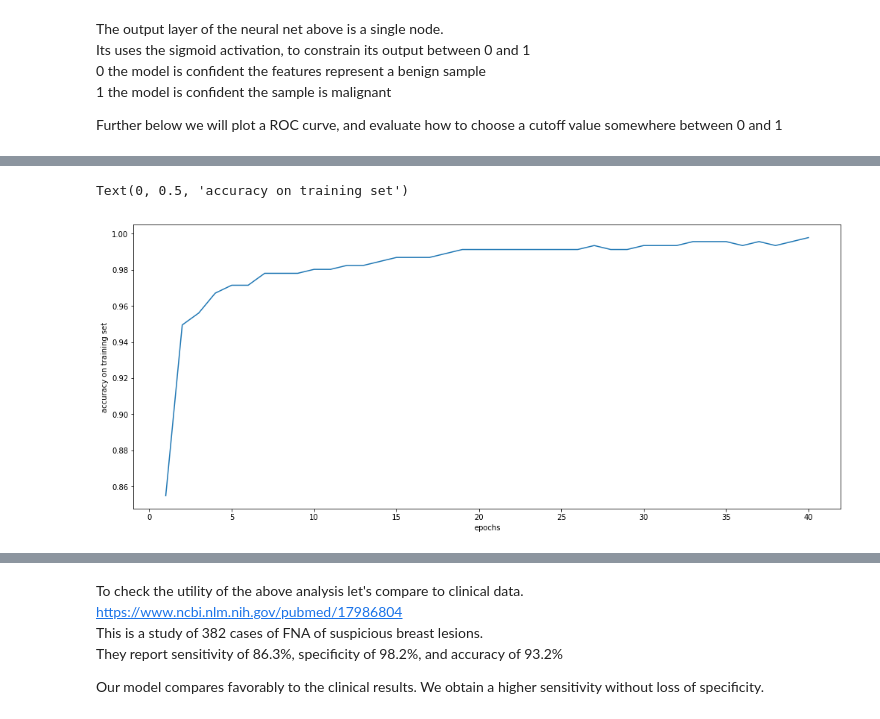
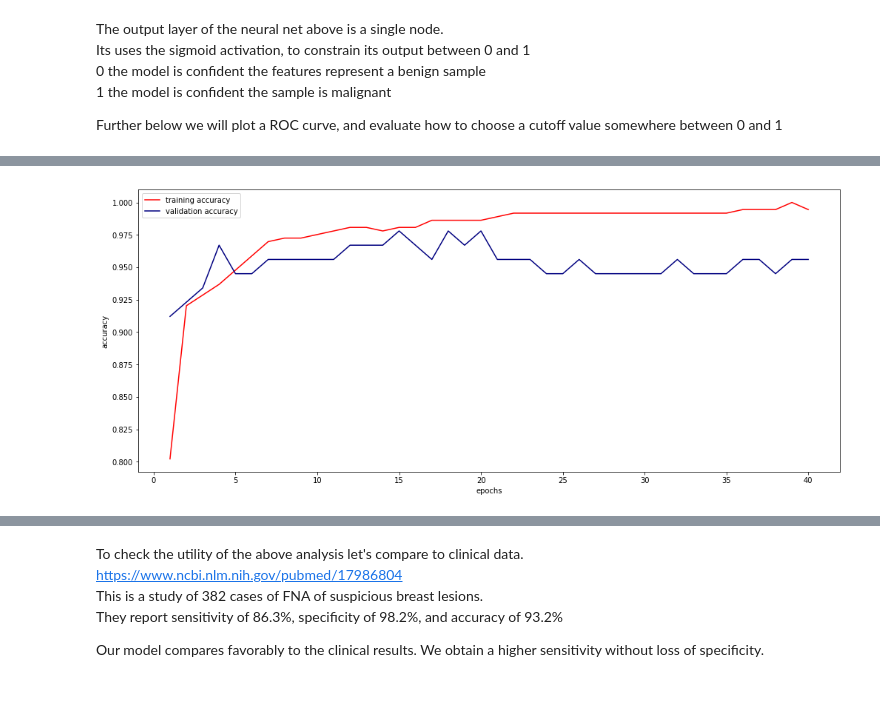
Before and after one commit to dalurie/Breast_Cancer_FNA, a Jupyter notebook: Breast_Cancer_FNA.ipynb, the cells around one changed output, grey strips where cells are left out. Saved outputs shown, nothing was run; the diff lists cells and outputs as text; code cells hidden in the pictures; blank space fills up the shorter version.

```diff
--- a/Breast_Cancer_FNA.ipynb
+++ b/Breast_Cancer_FNA.ipynb
@@ -219,12 +186,3 @@ print(corr_columns) # the column number in the original datatable
 ['concave points_worst', 'perimeter_worst', 'concave points_mean', 'radius_worst', 'perimeter_mean', 'area_worst', 'radius_mean', 'area_mean', 'concavity_mean', 'concavity_worst', 'compactness_mean',  ...
 
 [27, 22, 7, 20, 2, 23, 0, 3, 6, 26, 5, 25, 10, 12, 13, 21, 24, 28, 1, 17, 4, 8, 29, 15, 16, 19, 18, 11, 9, 14]
-# %%
-# let's look at how the 5 most correlated features are associated with malignancy
-
-for i in range(5):
-# for i in corr_columns[:5]:
-    plt.scatter(data_train[:,corr_columns[i]], diag_train)
-    plt.xlabel(corr_column_names[i])
-    plt.rcParams['figure.figsize'] = [17,7]
-    plt.show()
@@ -499,4 +443,5 @@ Using sklearn's KernelPCA which can apply nonlinear transformations
 # %%
-kpca = KernelPCA(n_components=14, kernel='sigmoid', gamma=15)
-X_kpca =  kpca.fit_transform(data_train)
-X_kpca_test = kpca.transform(data_test)
+kpca = KernelPCA(n_components=7, kernel='sigmoid', gamma=15)
+X_train =  kpca.fit_transform(data_part_train)
+X_val = kpca.transform(data_val)
+X_test = kpca.transform(data_test)
@@ -503,8 +454,8 @@ X_kpca_test = kpca.transform(data_test)
 # %%
 clf = SVR(gamma='scale', C=1)
-clf.fit(X_kpca, Y_train)
+clf.fit(X_train, diag_part_train)
 
-pred = clf.predict(X_kpca_test)
+pred = clf.predict(X_test)
 # pred_scaled = [(pred[i]-np.min(pred))/(np.max(pred)-np.min(pred)) for i in range(len(pred))]
 # %%
 pred_scaled = sigmoid(pred)
@@ -573,11 +501,11 @@ model.compile(optimizer=optimizers.RMSprop(lr=.001),
              metrics = [metrics.binary_accuracy])
 # %%
 start = timeit.default_timer()
-model.fit(data_train,
-         Y_train,
+model.fit(data_part_train,
+         diag_part_train,
          epochs = 40,
          batch_size = 32,
-         #validation_data = ()
+         validation_data = (data_val,diag_val),
          verbose = 2)
 end = timeit.default_timer()
 # %% [output]
@@ -610,10 +538,12 @@ dict_keys(['loss', 'binary_accuracy'])
 # %%
 epochs = 40
 x_vals = list(range(1,epochs+1))
 y_vals = acc.history['binary_accuracy']
-plt.plot(x_vals,y_vals)
+y_validation = acc.history['val_binary_accuracy']
+plt.plot(x_vals,y_vals,color='red', label='training accuracy')
+plt.plot(x_vals,y_validation,color='navy', label='validation accuracy')
+plt.legend()
 plt.xlabel('epochs')
-plt.ylabel('accuracy on training set')
+plt.ylabel('accuracy');
 # %% [output]
-Text(0, 0.5, 'accuracy on training set')
-[figure, old version]
+[figure, new version]
```
Also changed, not shown: parts of 60 cells of this notebook.
